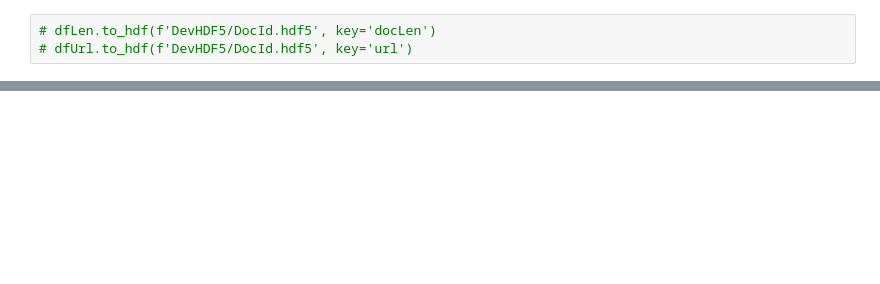
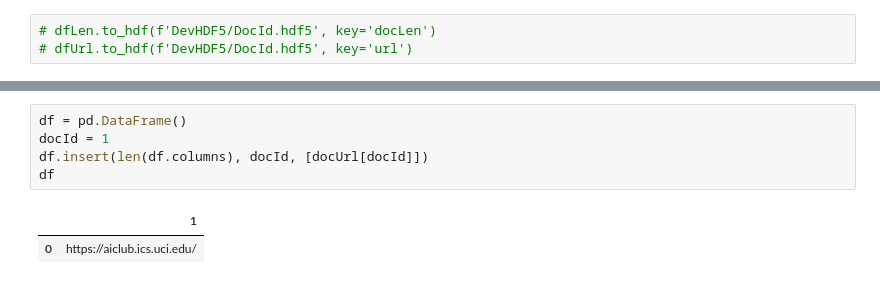
Before and after one commit to rparin/StellerSearch, a Jupyter notebook: ParseDocId.ipynb, the cells around one changed output, grey strips where cells are left out. Drawn from its saved outputs; the diff is of its cells as text; blank space fills up the shorter version.

```diff
--- a/ParseDocId.ipynb
+++ b/ParseDocId.ipynb
@@ -62,0 +67,8 @@ doc10Url
+# %%
+df = pd.DataFrame()
+docId = 1
+df.insert(len(df.columns), docId, [docUrl[docId]])
+df
+# %% [output]
+|  | 1 |
+| 0 | https://aiclub.ics.uci.edu/ |
```
Also changed, not shown: parts of 9 cells of this notebook.
